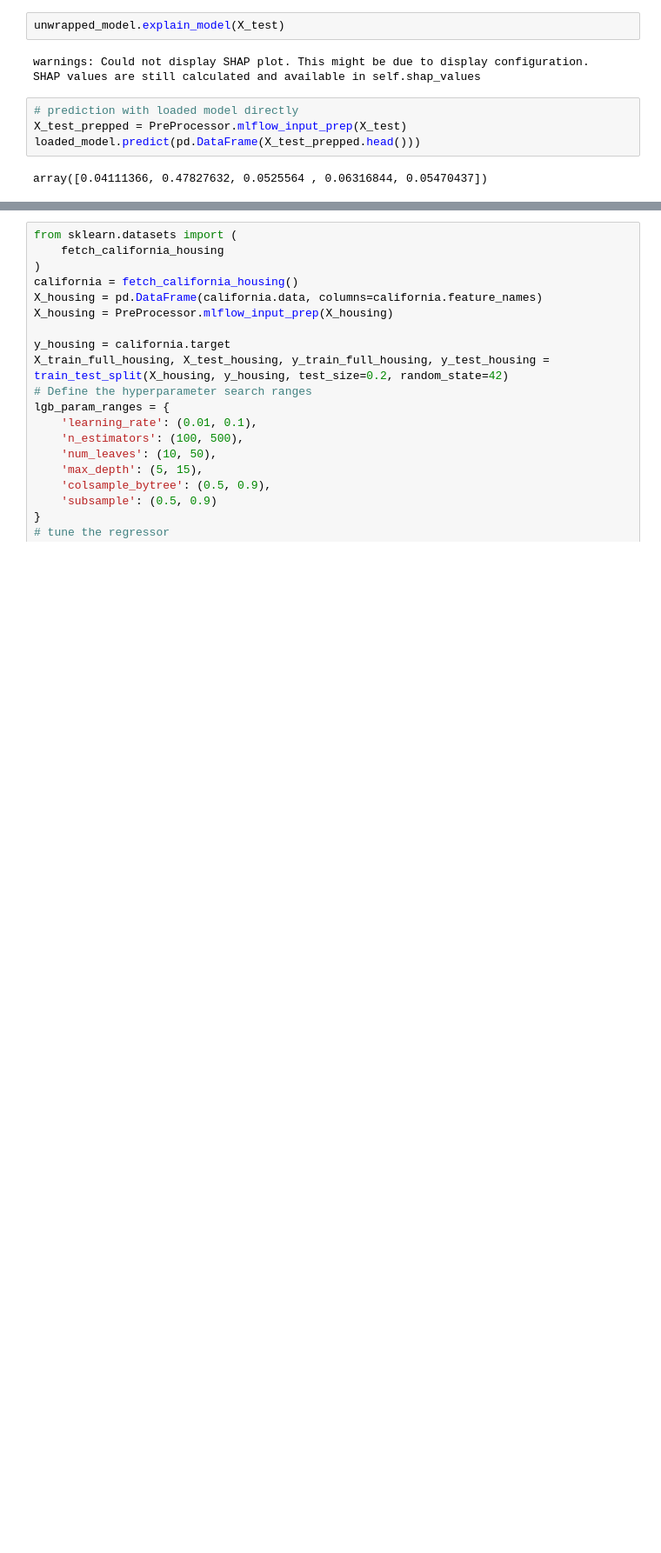
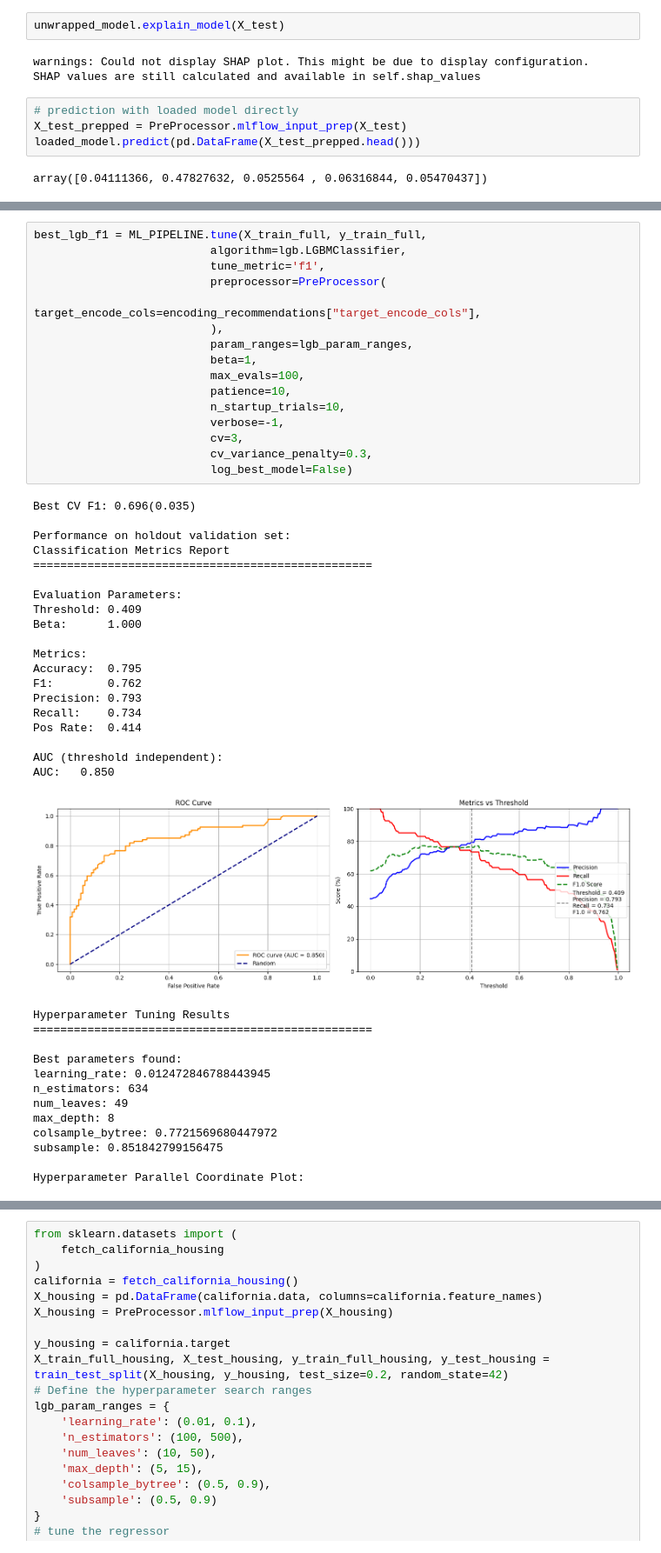
Before and after one commit to MenaWANG/mlarena, a Jupyter notebook: examples/2.advanced_usage.ipynb, the cells around one changed output, grey strips where cells are left out. Shown at 87% size. Drawn from its saved outputs; the diff is of its cells as text; blank space fills up the shorter version.

```diff
--- a/examples/2.advanced_usage.ipynb
+++ b/examples/2.advanced_usage.ipynb
@@ -414 +426,50 @@ array([0.04111366, 0.47827632, 0.0525564 , 0.06316844, 0.05470437])
+# %%
+best_lgb_f1 = ML_PIPELINE.tune(X_train_full, y_train_full,
+                          algorithm=lgb.LGBMClassifier,
+                          tune_metric='f1',
+                          preprocessor=PreProcessor(
+                              target_encode_cols=encoding_recommendations["target_encode_cols"],
+                          ),
+                          param_ranges=lgb_param_ranges,
+                          beta=1,
+                          max_evals=100,
+                          patience=10,
+                          n_startup_trials=10,
+                          verbose=-1,
+                          cv=3,
+                          cv_variance_penalty=0.3,
+                          log_best_model=False)
+# %% [output]
+Best CV F1: 0.696(0.035)
+
+Performance on holdout validation set:
+Classification Metrics Report
+==================================================
+
+Evaluation Parameters:
+Threshold: 0.409
+Beta:      1.000
+
+Metrics:
+Accuracy:  0.795
+F1:        0.762
+Precision: 0.793
+Recall:    0.734
+Pos Rate:  0.414
+
+AUC (threshold independent):
+AUC:   0.850
+[figure, added]
+Hyperparameter Tuning Results
+==================================================
+
+Best parameters found:
+learning_rate: 0.012472846788443945
+n_estimators: 634
+num_leaves: 49
+max_depth: 8
+colsample_bytree: 0.7721569680447972
+subsample: 0.851842799156475
+
+Hyperparameter Parallel Coordinate Plot:
 # %% [markdown]
```
Also changed, not shown: parts of 5 cells of this notebook, 3 other files.
